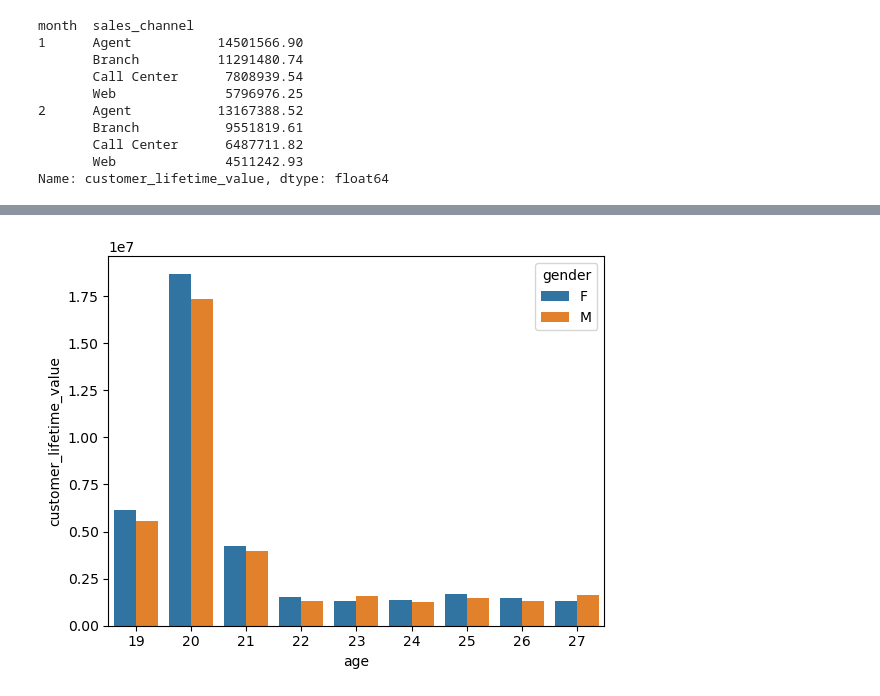
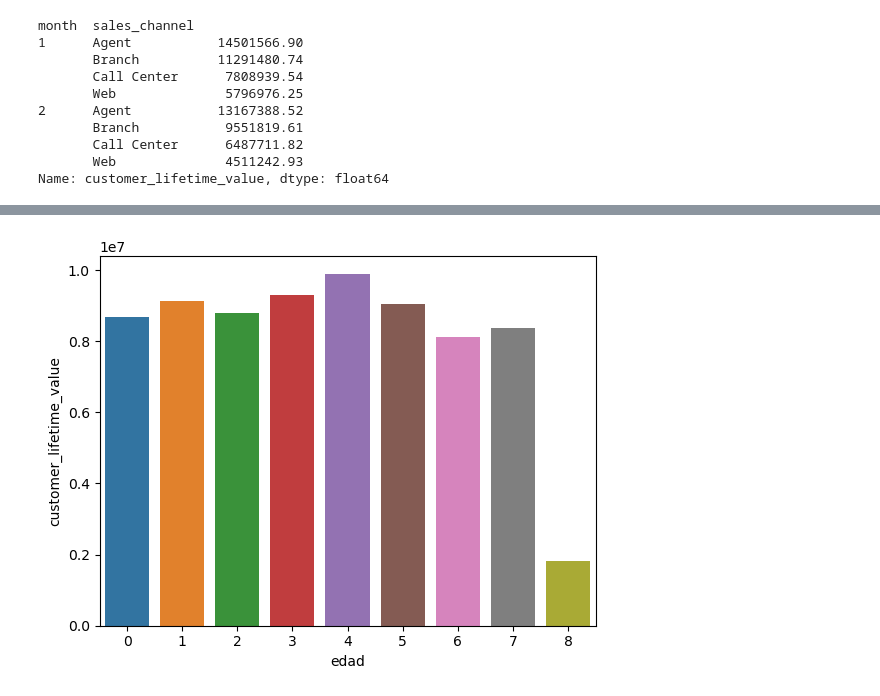
Before and after one commit to GammaTechData/Challenge-4_Real_business_case, a Jupyter notebook: main.ipynb, the cells around one changed output, grey strips where cells are left out. Cells and saved outputs as stored; diff of their text form; code cells hidden in the pictures.

```diff
--- a/main.ipynb
+++ b/main.ipynb
@@ -185,0 +189,9 @@ plt.show()
+# %%
+#como tenemos una distrbución "rara" con el elemento months_since_policy_inception, he considerado cambiarlo por el numero de años
+#redondeado al año abajo ya que completas tu cumple cuando se pasan 12 meses solamente
+
+import math
+
+data['edad'] = data['months_since_policy_inception'].apply(lambda x: math.floor(x/12))
+
+data
@@ -186,15 +212,10 @@ plt.show()
 # %%
 import seaborn as sns
 import matplotlib.pyplot as plt
 
-# Suponiendo que los datos de edad son una suma de 18 y el numero de polizas.
-# no tiene porque, pero no hay datos de edad
+# Crear un bar plot del valor de vida del cliente vs la edad utilizando Seaborn
 
-data['age'] = data['number_of_policies'].apply(lambda x: x+18)
-
-# Crear un scatter plot del valor de vida del cliente vs la edad utilizando Seaborn
-
-sns.barplot(data=data.groupby(['age', 'gender'])['customer_lifetime_value'].sum().reset_index(), x="age", y="customer_lifetime_value", hue="gender")
+sns.barplot(data=data.groupby(['edad'])['customer_lifetime_value'].sum().reset_index(), x="edad", y="customer_lifetime_value")
 plt.show()
 # %% [output]
-[figure, old version]
+[figure, new version]
```
Also changed, not shown: parts of 28 cells of this notebook.
